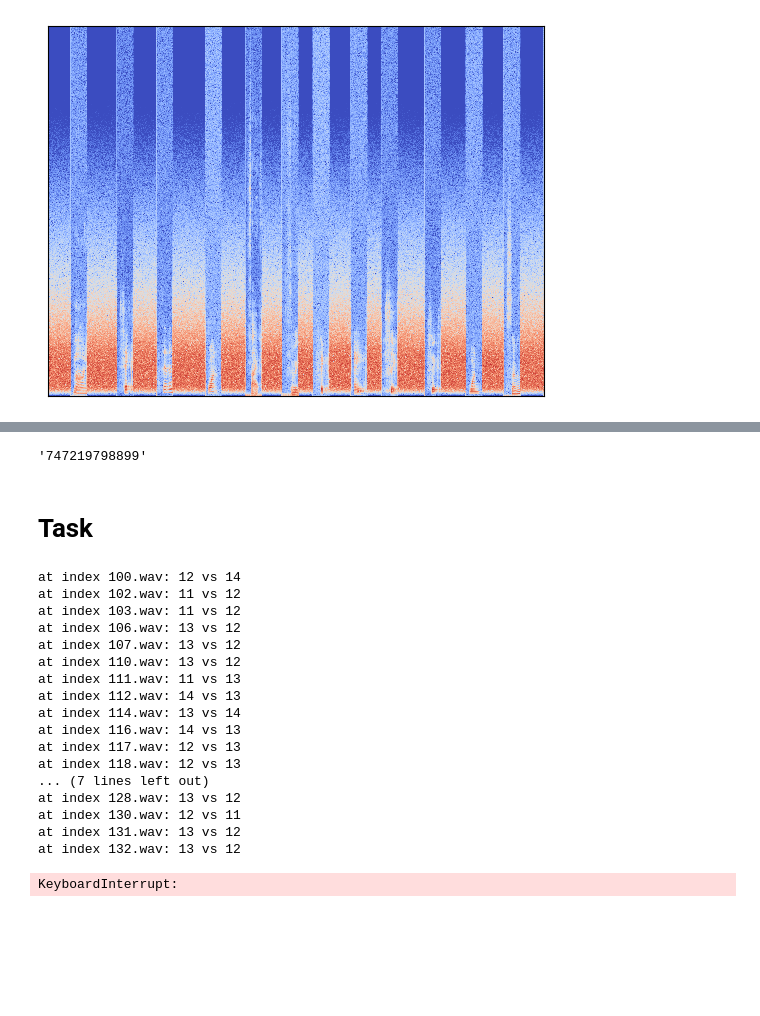
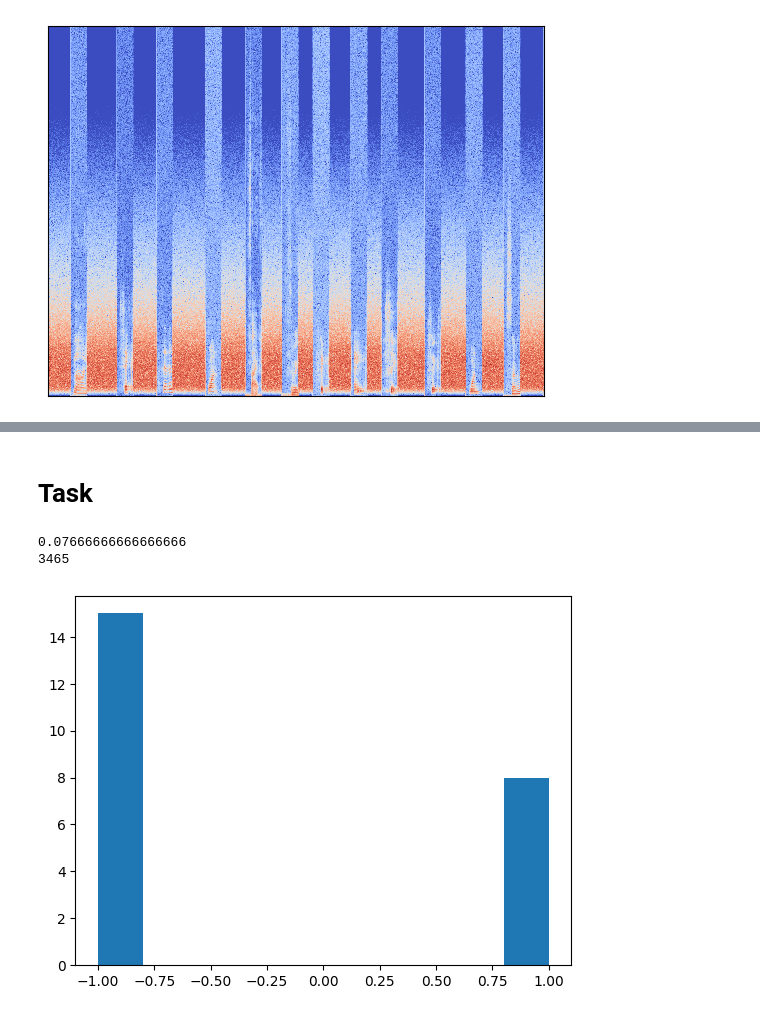
Before and after one commit to RayanKamarinchev/AI, a Jupyter notebook: IOAI_prep/romania/nitro/audio/main.ipynb, the cells around one changed output, grey strips where cells are left out. Drawn from its saved outputs; the diff is of its cells as text; code cells hidden in the pictures; blank space fills up the shorter version.

```diff
--- a/IOAI_prep/romania/nitro/audio/main.ipynb
+++ b/IOAI_prep/romania/nitro/audio/main.ipynb
@@ -69,15 +62,19 @@ plt.plot(mask)
 masks = []
 start, end = 0, 0
 started = False
-for i, bin in enumerate(mask):
+patiance = 0
+for wav_id, bin in enumerate(mask):
     if not started and bin:
         started = True
-        start = i
+        start = wav_id
     elif started and not bin:
-        started = False
-        end = i
-        if end-start > 5:
-            masks.append(range(start, end))
+        patiance+=1
+        if patiance > 3:
+            patiance=0
+            started = False
+            end = wav_id
+            if end-start > 5:
+                masks.append(range(start, end))
 
 masks
 # %% [output]
@@ -85,53 +96,53 @@ masks
-# %%
-train_df.iloc[100]
-# %% [output]
-'747219798899'
 # %% [markdown]
 # Task
 # %%
 def get_masks(db):
     mask = np.var(db, axis=0) < 400
     masks = []
     start, end = 0, 0
     started = False
-    for i, bin in enumerate(mask):
+    patiance = 0
+    for wav_id, bin in enumerate(mask):
         if not started and bin:
             started = True
-            start = i
+            start = wav_id
         elif started and not bin:
-            started = False
-            end = i
-            if end-start > 5:
-                masks.append(range(start, end))
+            patiance+=1
+            if patiance > 3:
+                patiance=0
+                started = False
+                end = wav_id
+                if end-start > 20:
+                    masks.append(range(start, end))
 
     return masks
 
 wav_files = os.listdir('train_data')
 mels = []
-for i, wav_name in enumerate(wav_files):
-    y, _ = librosa.load(os.path.join('train_data', wav_name), sr=SR)
+invalid = 0
+diffs = []
+x_train, y_train = [], []
+
+for wav_id, label in enumerate(train_df):
+    y, _ = librosa.load(os.path.join('train_data', str(wav_id) + '.wav'), sr=SR)
     mel = librosa.feature.melspectrogram(y=y, sr=SR)
     db = librosa.power_to_db(mel, ref=np.max)
     masks = get_masks(db)
+
+    if len(masks) != len(label):
+        # print(f'at index {wav_id}: {len(masks)} vs {len(label)}')
+        diffs.append(len(masks) - len(label))
+        continue
+
     dbs = [db[:, mask] for mask in masks]
-    if len(masks) != len(train_df.iloc[i]):
-        print(f'at index {wav_name}: {len(masks)} vs {len(train_df.iloc[i])}')
+    for i, db_part in enumerate(dbs):
+        x_train.append(db_part)
+        y_train.append(label[i])
+
+print(len(diffs)/300)
+plt.hist(diffs)
+print(len(x_train))
 # %% [output]
-at index 100.wav: 12 vs 14
-at index 102.wav: 11 vs 12
-at index 103.wav: 11 vs 12
-at index 106.wav: 13 vs 12
-at index 107.wav: 13 vs 12
-at index 110.wav: 13 vs 12
-at index 111.wav: 11 vs 13
-at index 112.wav: 14 vs 13
-at index 114.wav: 13 vs 14
-at index 116.wav: 14 vs 13
-at index 117.wav: 12 vs 13
-at index 118.wav: 12 vs 13
-... (7 lines left out)
-at index 128.wav: 13 vs 12
-at index 130.wav: 12 vs 11
-at index 131.wav: 13 vs 12
-at index 132.wav: 13 vs 12
+0.07666666666666666
+3465
-KeyboardInterrupt:
+[figure, added]
```
Also changed, not shown: parts of 13 cells of this notebook, 1 other file.
